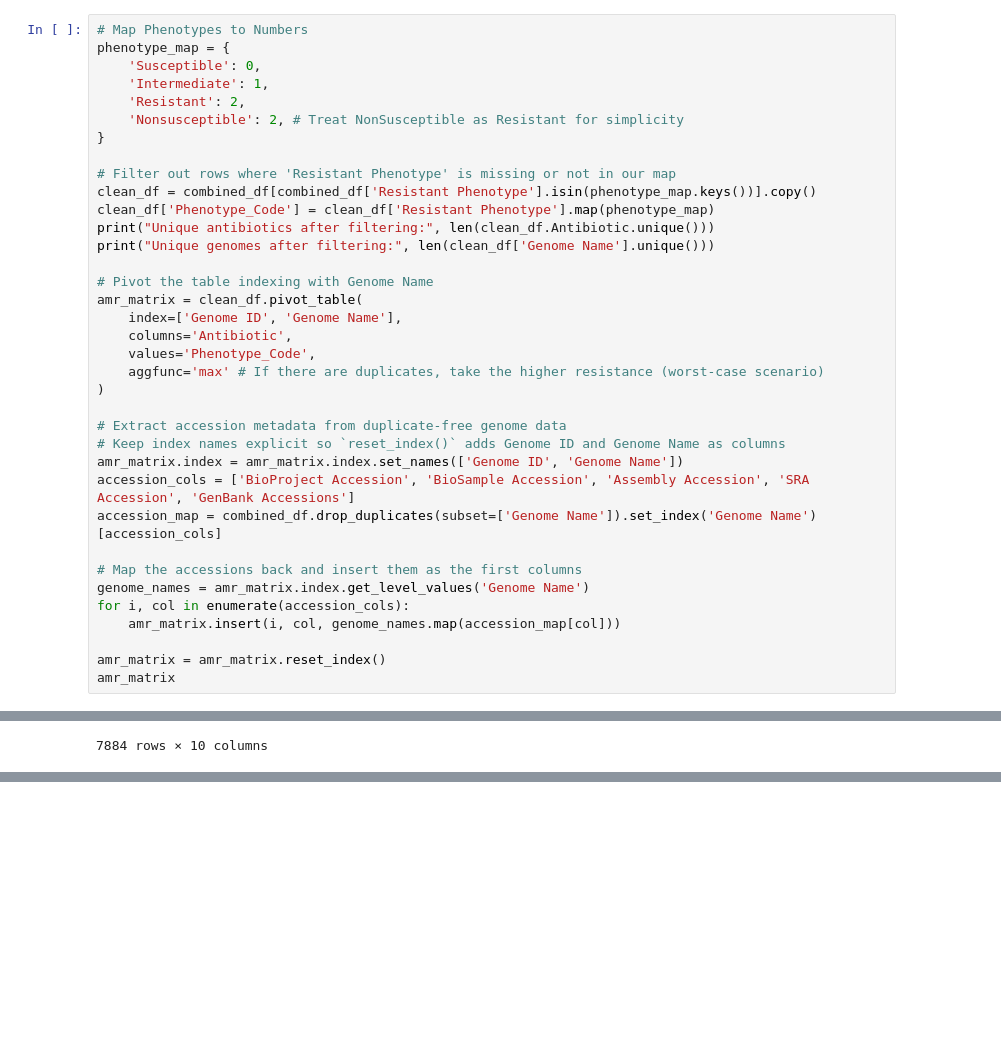
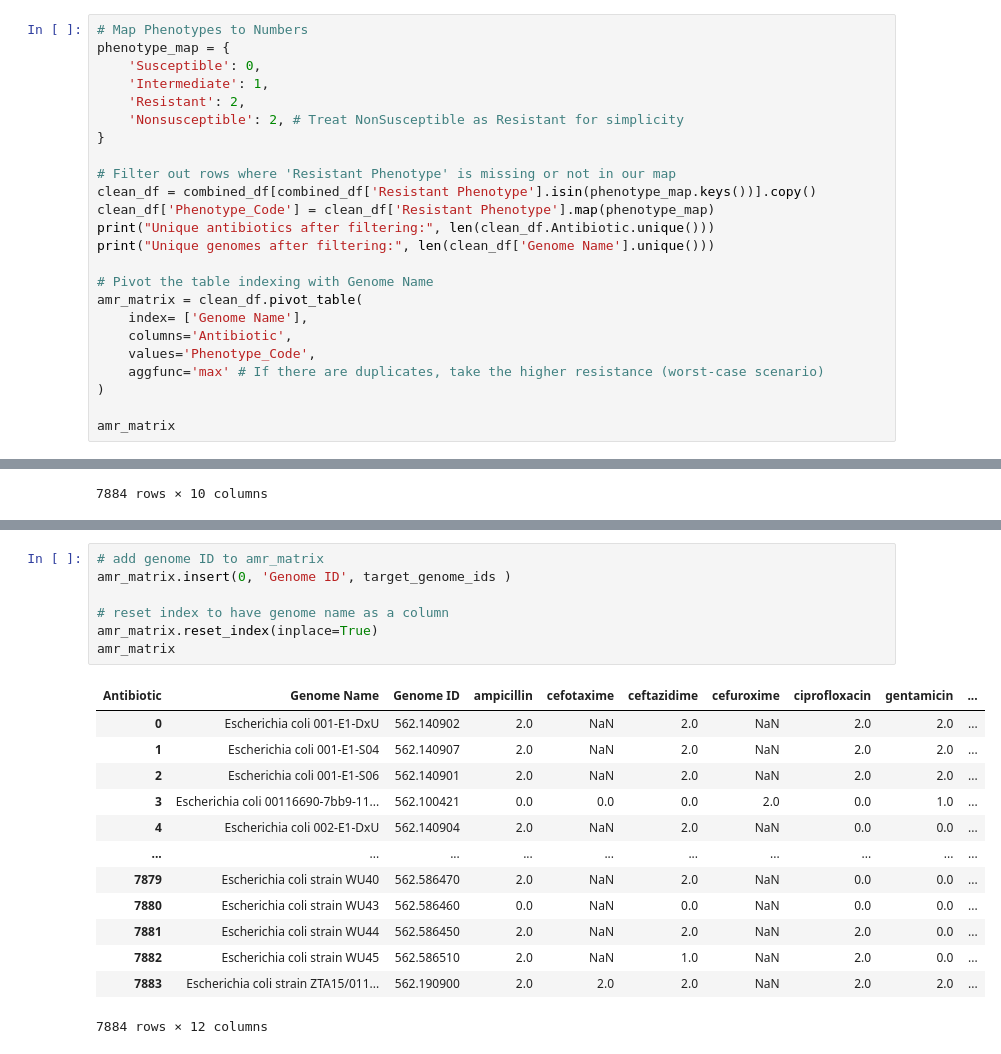
Before and after one commit to Mr-Nnobody/mlAMR-APath, a Jupyter notebook: notebooks/data_preprocessing.ipynb, the cells around one changed output, grey strips where cells are left out. Saved outputs shown, nothing was run; the diff lists cells and outputs as text; blank space fills up the shorter version.

```diff
--- a/notebooks/data_preprocessing.ipynb
+++ b/notebooks/data_preprocessing.ipynb
@@ -133,24 +145,12 @@ print("Unique genomes after filtering:", len(clean_df['Genome Name'].unique()))
 
 # Pivot the table indexing with Genome Name
 amr_matrix = clean_df.pivot_table(
-    index=['Genome ID', 'Genome Name'],
+    index= ['Genome Name'],
     columns='Antibiotic',
     values='Phenotype_Code',
     aggfunc='max' # If there are duplicates, take the higher resistance (worst-case scenario)
 )
 
-# Extract accession metadata from duplicate-free genome data
-# Keep index names explicit so `reset_index()` adds Genome ID and Genome Name as columns
-amr_matrix.index = amr_matrix.index.set_names(['Genome ID', 'Genome Name'])
-accession_cols = ['BioProject Accession', 'BioSample Accession', 'Assembly Accession', 'SRA Accession', 'GenBank Accessions']
-accession_map = combined_df.drop_duplicates(subset=['Genome Name']).set_index('Genome Name')[accession_cols]
-
-# Map the accessions back and insert them as the first columns
-genome_names = amr_matrix.index.get_level_values('Genome Name')
-for i, col in enumerate(accession_cols):
-    amr_matrix.insert(i, col, genome_names.map(accession_map[col]))
-
-amr_matrix = amr_matrix.reset_index()
 amr_matrix
 # %% [output]
 Unique antibiotics after filtering: 78
@@ -227,0 +245,21 @@ amr_matrix
+# %%
+# add genome ID to amr_matrix
+amr_matrix.insert(0, 'Genome ID', target_genome_ids )
+
+# reset index to have genome name as a column
+amr_matrix.reset_index(inplace=True)
+amr_matrix
+# %% [output]
+| Antibiotic | Genome Name | Genome ID | ampicillin | cefotaxime | ceftazidime | cefuroxime | ciprofloxacin | gentamicin | ... |
+| 0 | Escherichia coli 001-E1-DxU | 562.140902 | 2.0 | NaN | 2.0 | NaN | 2.0 | 2.0 | ... |
+| 1 | Escherichia coli 001-E1-S04 | 562.140907 | 2.0 | NaN | 2.0 | NaN | 2.0 | 2.0 | ... |
+| 2 | Escherichia coli 001-E1-S06 | 562.140901 | 2.0 | NaN | 2.0 | NaN | 2.0 | 2.0 | ... |
+| 3 | Escherichia coli 00116690-7bb9-11... | 562.100421 | 0.0 | 0.0 | 0.0 | 2.0 | 0.0 | 1.0 | ... |
+| 4 | Escherichia coli 002-E1-DxU | 562.140904 | 2.0 | NaN | 2.0 | NaN | 0.0 | 0.0 | ... |
+| ... | ... | ... | ... | ... | ... | ... | ... | ... | ... |
+| 7879 | Escherichia coli strain WU40 | 562.586470 | 2.0 | NaN | 2.0 | NaN | 0.0 | 0.0 | ... |
+| 7880 | Escherichia coli strain WU43 | 562.586460 | 0.0 | NaN | 0.0 | NaN | 0.0 | 0.0 | ... |
+| 7881 | Escherichia coli strain WU44 | 562.586450 | 2.0 | NaN | 2.0 | NaN | 2.0 | 0.0 | ... |
+| 7882 | Escherichia coli strain WU45 | 562.586510 | 2.0 | NaN | 1.0 | NaN | 2.0 | 0.0 | ... |
+| 7883 | Escherichia coli strain ZTA15/011... | 562.190900 | 2.0 | 2.0 | 2.0 | NaN | 2.0 | 2.0 | ... |
+7884 rows × 12 columns
```
Also changed, not shown: parts of 14 cells of this notebook.
